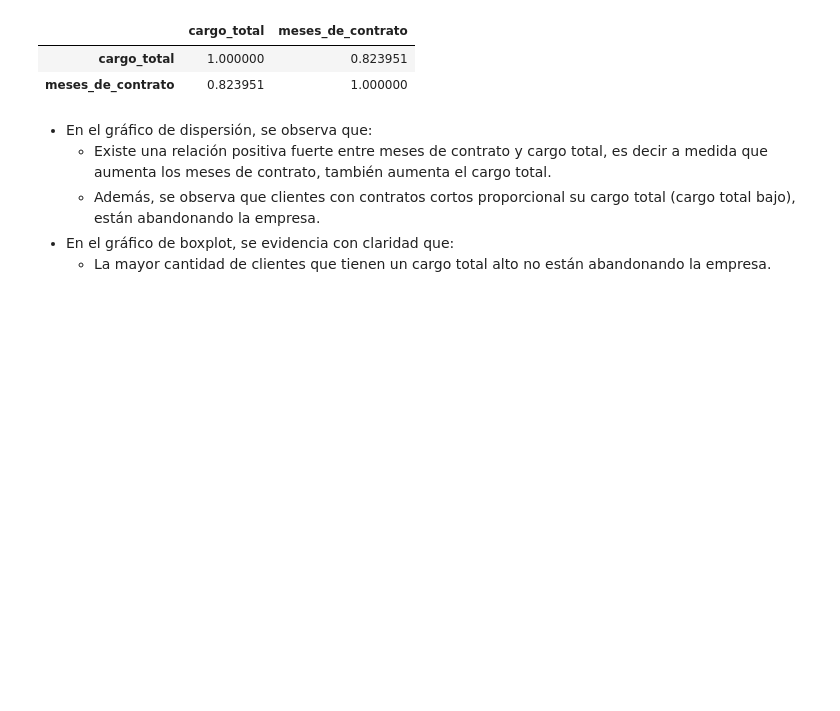
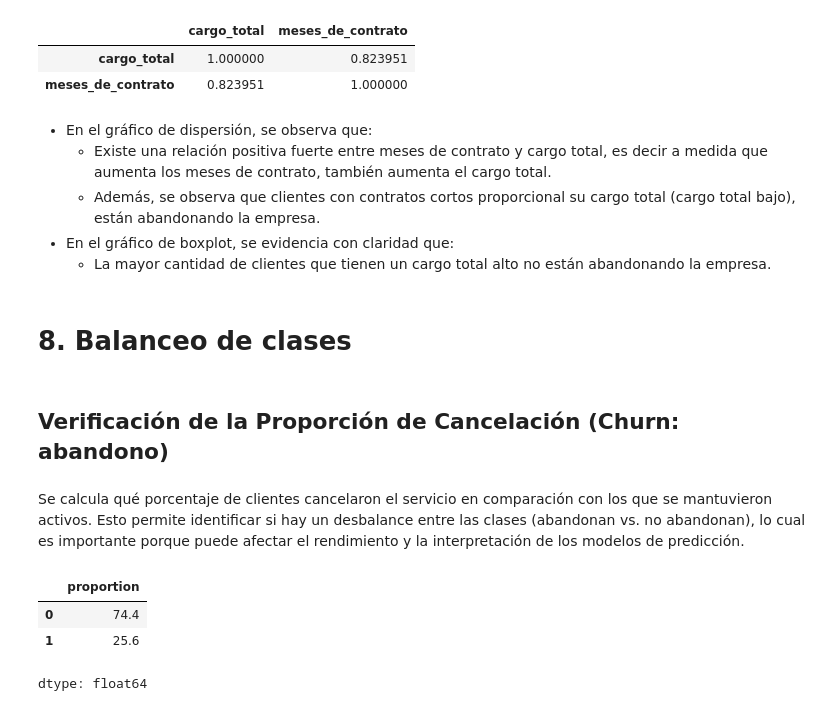
Before and after one commit to WLozanoH/TelecomX-Churn-Prediction-ML, a Jupyter notebook: churn_prediction_ML.ipynb, the cells around one changed output. Drawn from its saved outputs; the diff is of its cells as text; code cells hidden in the pictures; blank space fills up the shorter version.

```diff
--- a/churn_prediction_ML.ipynb
+++ b/churn_prediction_ML.ipynb
@@ -437,3 +437,16 @@ datos[['cargo_total', 'meses_de_contrato']].corr()
   * Además, se observa que clientes con contratos cortos proporcional su cargo total (cargo total bajo), están abandonando la empresa.
 * En el gráfico de boxplot, se evidencia con claridad que:
   * La mayor cantidad de clientes que tienen un cargo total alto no están abandonando la empresa.
+# %% [markdown]
+# 8. Balanceo de clases
+# %% [markdown]
+## Verificación de la Proporción de Cancelación (Churn: abandono)
+# %% [markdown]
+Se calcula qué porcentaje de clientes cancelaron el servicio en comparación con los que se mantuvieron activos. Esto permite identificar si hay un desbalance entre las clases (abandonan vs. no abandonan), lo cual es importante porque puede afectar el rendimiento y la interpretación de los modelos de predicción.
+# %%
+pd.Series(y).value_counts(normalize=True).round(3)*100
+# %% [output]
+|  | proportion |
+| 0 | 74.4 |
+| 1 | 25.6 |
+dtype: float64
```
Also changed, not shown: parts of 13 cells of this notebook.
